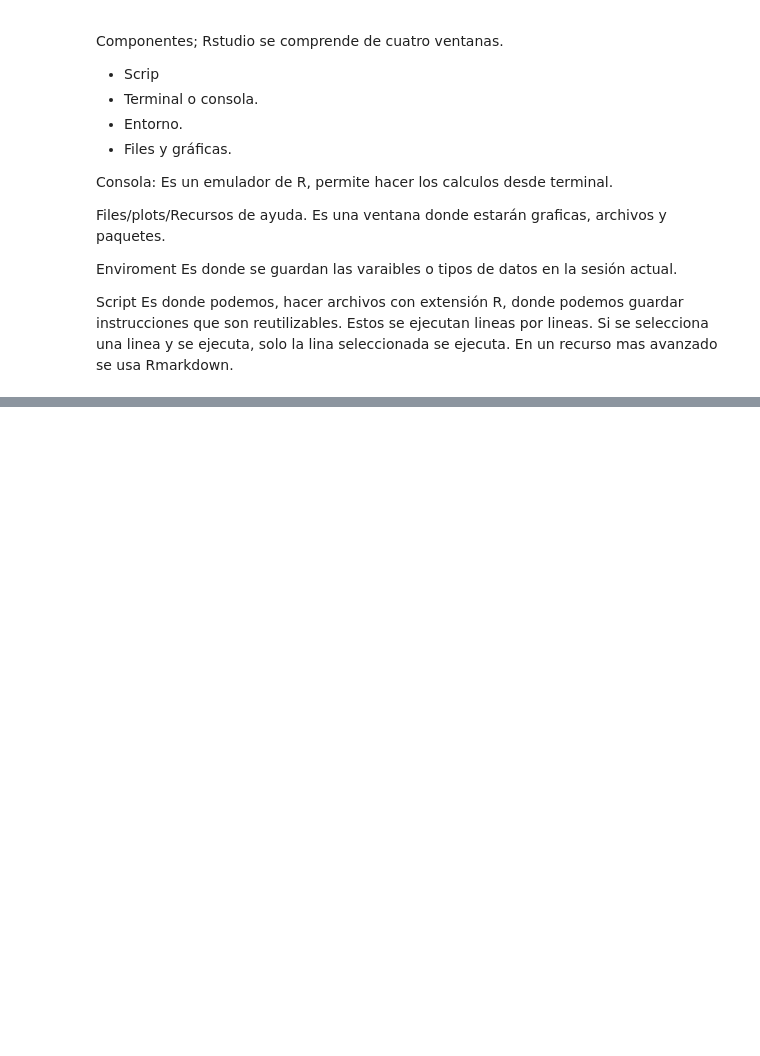
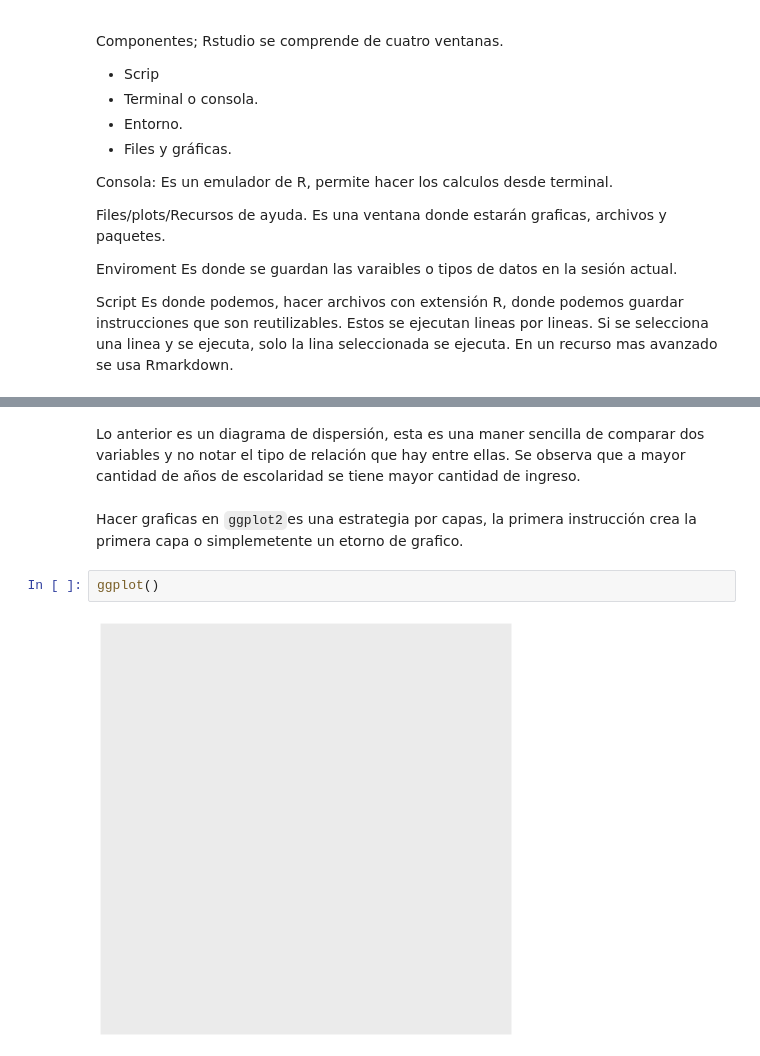
Before and after one commit to dt-sc-Josue-Diaz/R, a Jupyter notebook: Youtube/introduccion_a_Rstudio.ipynb, the cells around one changed output, grey strips where cells are left out. Cells and saved outputs as stored; diff of their text form; blank space fills up the shorter version.

Commit message:
graficas

```diff
--- a/Youtube/introduccion_a_Rstudio.ipynb
+++ b/Youtube/introduccion_a_Rstudio.ipynb
@@ -34,0 +83,8 @@ Los objetos en R, son variables.
+# %% [markdown]
+Lo anterior es un diagrama de dispersión, esta es una maner sencilla de comparar dos variables y no notar el tipo de relación que hay entre ellas. Se observa que a mayor cantidad de años de escolaridad se tiene mayor cantidad de ingreso.
+# %% [markdown]
+Hacer graficas en `ggplot2`es una estrategia por capas, la primera instrucción crea la primera capa o simplemetente un etorno de grafico.
+# %%
+ggplot()
+# %% [output]
+[figure, added]
```
Also changed, not shown: parts of 12 cells of this notebook, 1 other file.
